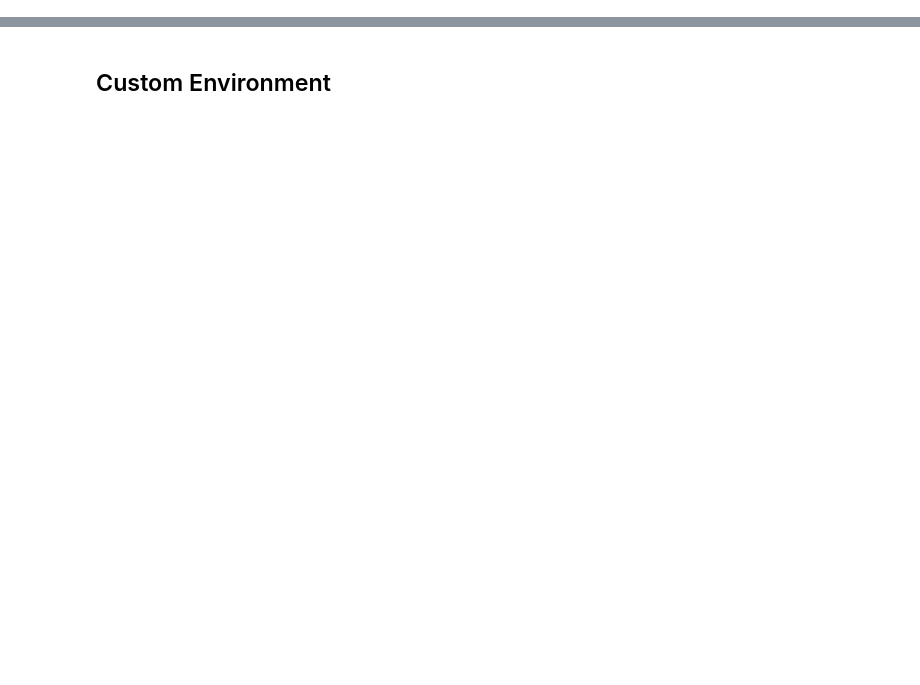
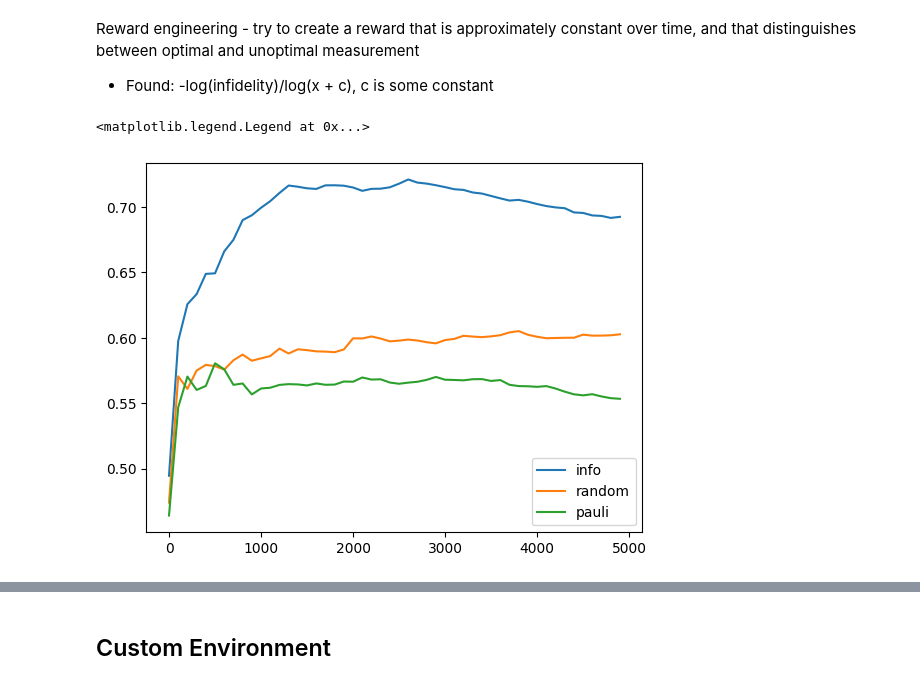
Before and after one commit to JackieLee23/adaptive_qst, a Jupyter notebook: notebooks/rl_qst.ipynb, the cells around one changed output, grey strips where cells are left out. Drawn from its saved outputs; the diff is of its cells as text; code cells hidden in the pictures; blank space fills up the shorter version.

```diff
--- a/notebooks/rl_qst.ipynb
+++ b/notebooks/rl_qst.ipynb
@@ -26,0 +52,16 @@ from numpy.linalg import cholesky
+# %% [markdown]
+Reward engineering - try to create a reward that is approximately constant over time, and that distinguishes between optimal and unoptimal measurement
+
+- Found: -log(infidelity)/log(x + c), c is some constant
+# %%
+x_arr = np.arange(0, n_measurements, data_freq)
+c = 5
+
+plt.plot(x_arr, -log(avgs[0]) / log(x_arr + c), label = "info")
+plt.plot(x_arr, -log(avgs[1])/ log(x_arr + c), label = "random")
+plt.plot(x_arr, -log(avgs[2]) / log(x_arr + c), label = "pauli")
+
+plt.legend()
+# %% [output]
+<matplotlib.legend.Legend at 0x...>
+[figure, added]
```
Also changed, not shown: parts of 21 cells of this notebook, 5 other files.
